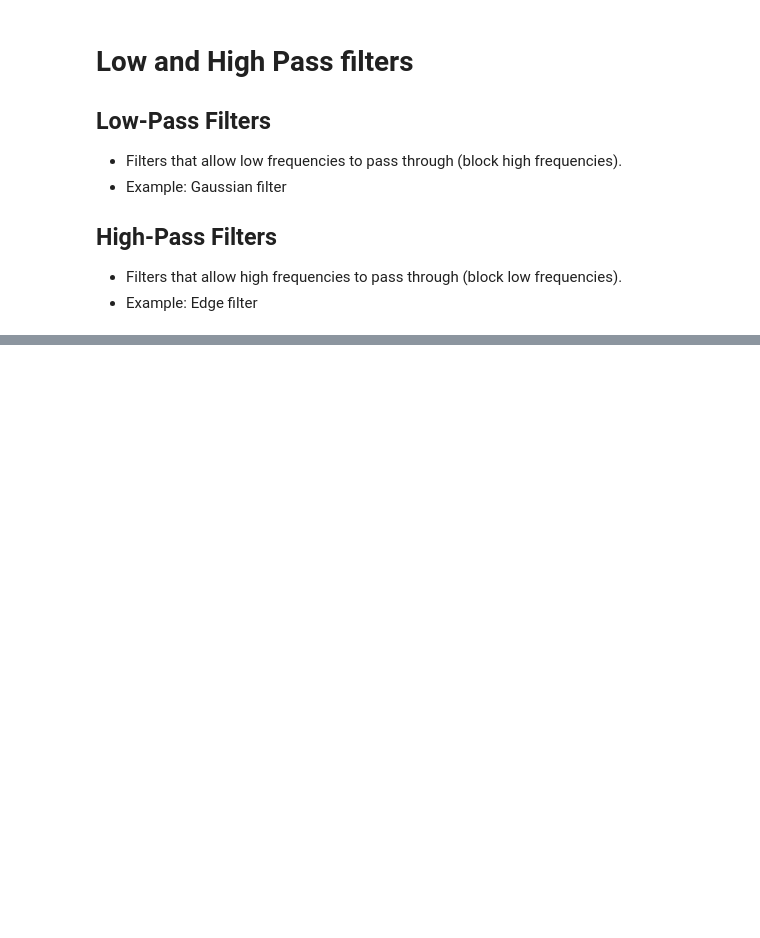
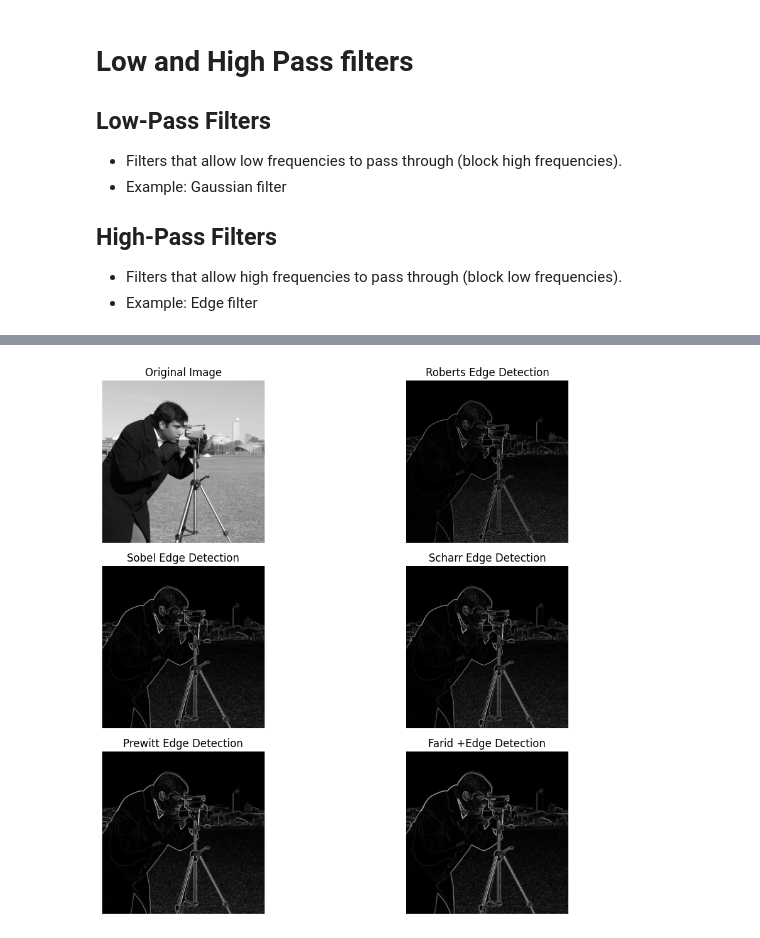
Before and after one commit to utsavdarlami/cv_workshop, a Jupyter notebook: day3_cv.ipynb, the cells around one changed output, grey strips where cells are left out. Cells and saved outputs as stored; diff of their text form; code cells hidden in the pictures; blank space fills up the shorter version.

```diff
--- a/day3_cv.ipynb
+++ b/day3_cv.ipynb
@@ -438,0 +452,39 @@ LinregressResult(slope=-2.2611515151515156, intercept=26.464181818181817, rvalue
+# %%
+roberts_img = roberts(cam_img)
+sobel_img = sobel(cam_img)
+scharr_img = scharr(cam_img)
+prewitt_img = prewitt(cam_img)
+farid_img = farid(cam_img)
+# %%
+fig, axes = plt.subplots(nrows=3, ncols=2, sharex=True, sharey=True,
+                         figsize=(12, 9))
+
+# 1st row
+axes[0][0].imshow(cam_img, cmap='gray')
+axes[0][0].set_title('Original Image')
+
+axes[0][1].imshow(roberts_img, cmap='gray')
+axes[0][1].set_title('Roberts Edge Detection')
+
+# 2nd row
+axes[1][0].imshow(sobel_img, cmap='gray')
+axes[1][0].set_title('Sobel Edge Detection')
+
+axes[1][1].imshow(scharr_img, cmap='gray')
+axes[1][1].set_title('Scharr Edge Detection')
+
+# 3nd row
+axes[2][0].imshow(prewitt_img, cmap='gray')
+axes[2][0].set_title('Prewitt Edge Detection')
+
+axes[2][1].imshow(farid_img, cmap='gray')
+axes[2][1].set_title('Farid +Edge Detection')
+
+for ax in axes:
+    ax[0].axis('off')
+    ax[1].axis('off')
+
+plt.tight_layout()
+plt.show()
+# %% [output]
+[figure, added]
```
Also changed, not shown: parts of 15 cells of this notebook.
